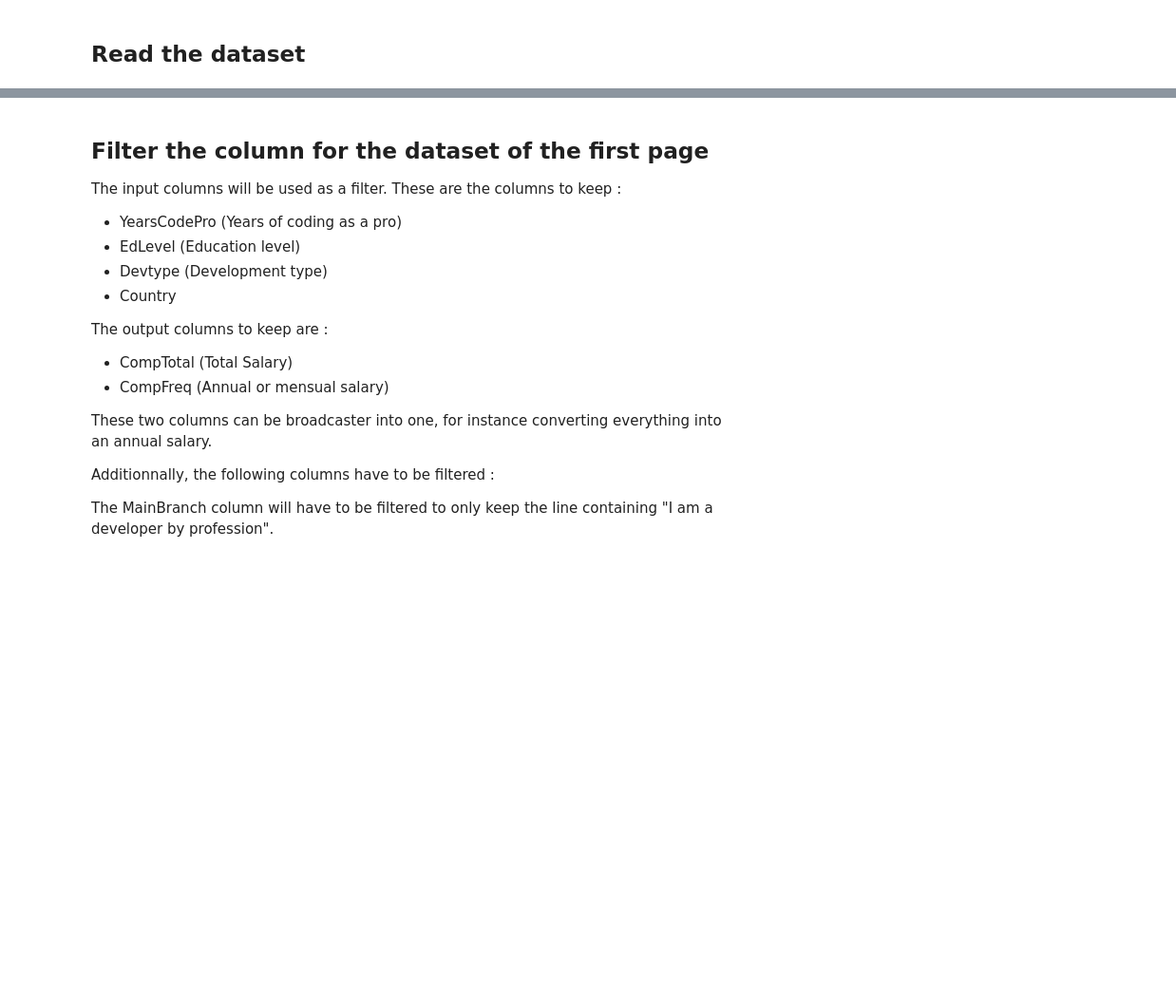
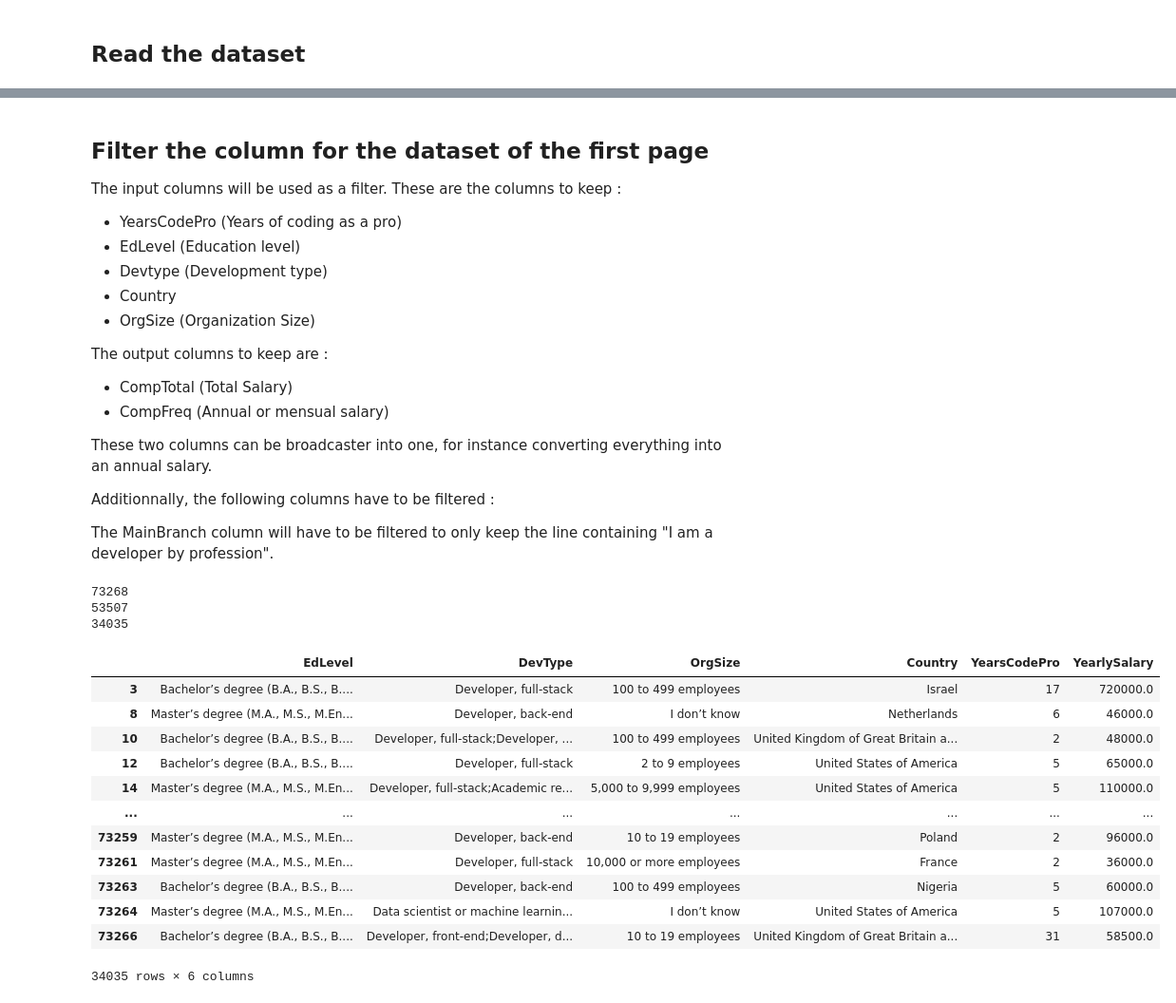
Before and after one commit to alphasigma25/VI-2022, a Jupyter notebook: data-engineering.ipynb, the cells around one changed output, grey strips where cells are left out. Shown: that part at 95% size. Saved outputs shown, nothing was run; the diff lists cells and outputs as text; code cells hidden in the pictures; blank space fills up the shorter version.

```diff
--- a/data-engineering.ipynb
+++ b/data-engineering.ipynb
@@ -28,6 +31,7 @@ The input columns will be used as a filter. These are the columns to keep :
 - EdLevel (Education level)
 - Devtype (Development type)
 - Country
+- OrgSize (Organization Size)
 
 The output columns to keep are :
 
@@ -39,3 +43,54 @@ These two columns can be broadcaster into one, for instance converting everythin
 Additionnally, the following columns have to be filtered :
 
 The MainBranch column will have to be filtered to only keep the line containing "I am a developer by profession".
+# %%
+# Filter the data to only keep profesionnal developers
+print(len(df))
+df_filtered = df[df['MainBranch'].str.contains("I am a developer by profession")]
+print(len(df_filtered))
+
+selectedInput = [
+    'EdLevel',
+    'DevType',
+    'OrgSize',
+    'Country',
+    'YearsCodePro'
+]
+selectedOutput = [
+    'CompTotal',
+    'CompFreq'
+]
+
+df_features = df_filtered[selectedInput + selectedOutput]
+# Remove row that have NaN salary
+df_features = df_features[df_features['CompTotal'].notna()]
+df_features = df_features[df_features['CompFreq'].notna()]
+
+# Convert monthly salary to yearly, then drop the CompTotal and CompFreq columns
+df_features['YearlySalary'] = df_features.apply(lambda row: float(row['CompTotal']) * 12 if row['CompFreq'] == "Monthly" else row['CompTotal'], axis=1)
+df_features = df_features.drop(['CompTotal', 'CompFreq'] , axis=1)
+
+# Filter outliers
+max_yearly_salary = 1e7
+df_features = df_features.loc[df_features['YearlySalary'] < max_yearly_salary]
+
+print(len(df_features))
+
+df_features
+# %% [output]
+73268
+53507
+34035
+|  | EdLevel | DevType | OrgSize | Country | YearsCodePro | YearlySalary |
+| 3 | Bachelor’s degree (B.A., B.S., B.... | Developer, full-stack | 100 to 499 employees | Israel | 17 | 720000.0 |
+| 8 | Master’s degree (M.A., M.S., M.En... | Developer, back-end | I don’t know | Netherlands | 6 | 46000.0 |
+| 10 | Bachelor’s degree (B.A., B.S., B.... | Developer, full-stack;Developer, ... | 100 to 499 employees | United Kingdom of Great Britain a... | 2 | 48000.0 |
+| 12 | Bachelor’s degree (B.A., B.S., B.... | Developer, full-stack | 2 to 9 employees | United States of America | 5 | 65000.0 |
+| 14 | Master’s degree (M.A., M.S., M.En... | Developer, full-stack;Academic re... | 5,000 to 9,999 employees | United States of America | 5 | 110000.0 |
+| ... | ... | ... | ... | ... | ... | ... |
+| 73259 | Master’s degree (M.A., M.S., M.En... | Developer, back-end | 10 to 19 employees | Poland | 2 | 96000.0 |
+| 73261 | Master’s degree (M.A., M.S., M.En... | Developer, full-stack | 10,000 or more employees | France | 2 | 36000.0 |
+| 73263 | Bachelor’s degree (B.A., B.S., B.... | Developer, back-end | 100 to 499 employees | Nigeria | 5 | 60000.0 |
+| 73264 | Master’s degree (M.A., M.S., M.En... | Data scientist or machine learnin... | I don’t know | United States of America | 5 | 107000.0 |
+| 73266 | Bachelor’s degree (B.A., B.S., B.... | Developer, front-end;Developer, d... | 10 to 19 employees | United Kingdom of Great Britain a... | 31 | 58500.0 |
+34035 rows × 6 columns
```
Also changed, not shown: parts of 3 cells of this notebook, 1 other file.
